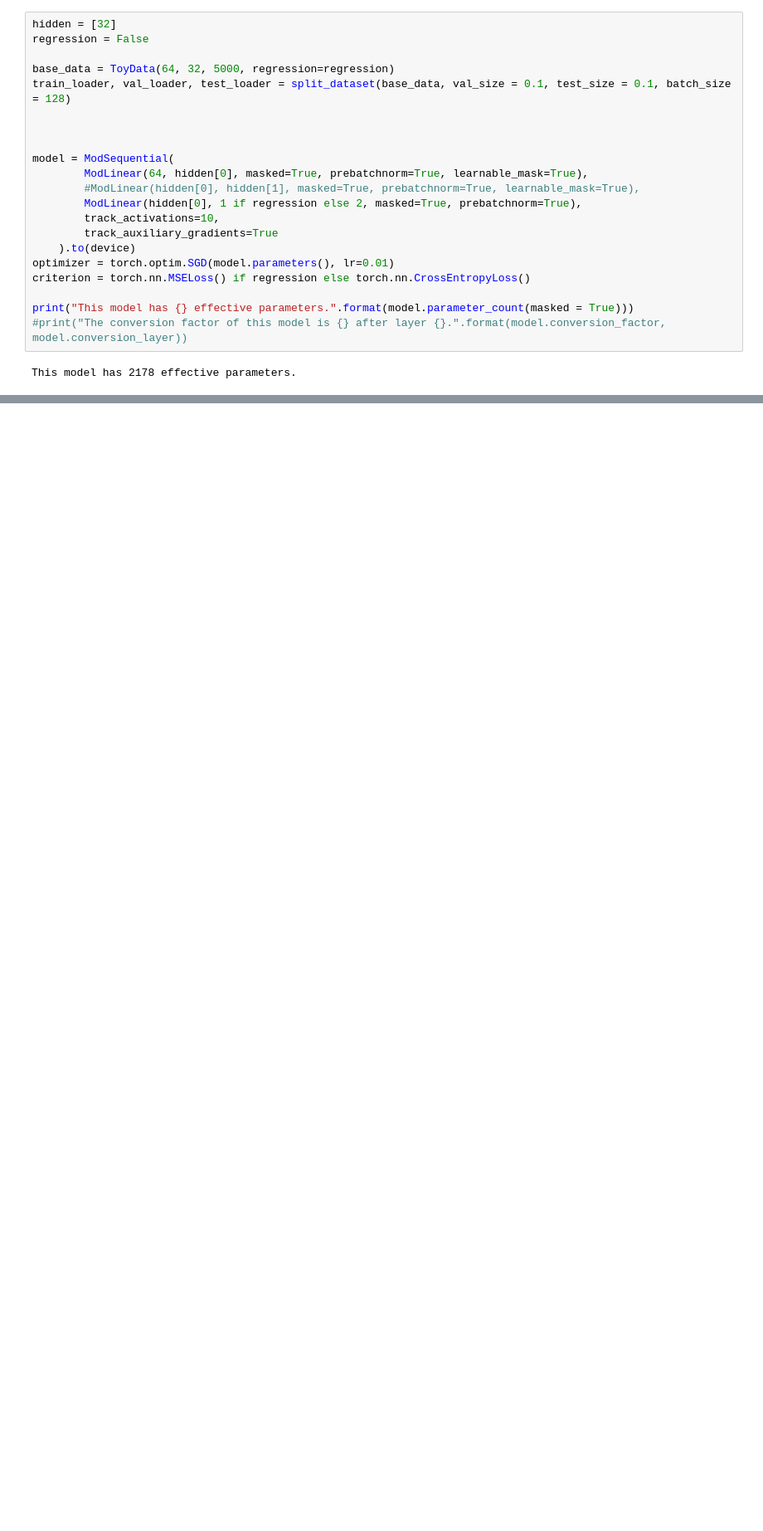
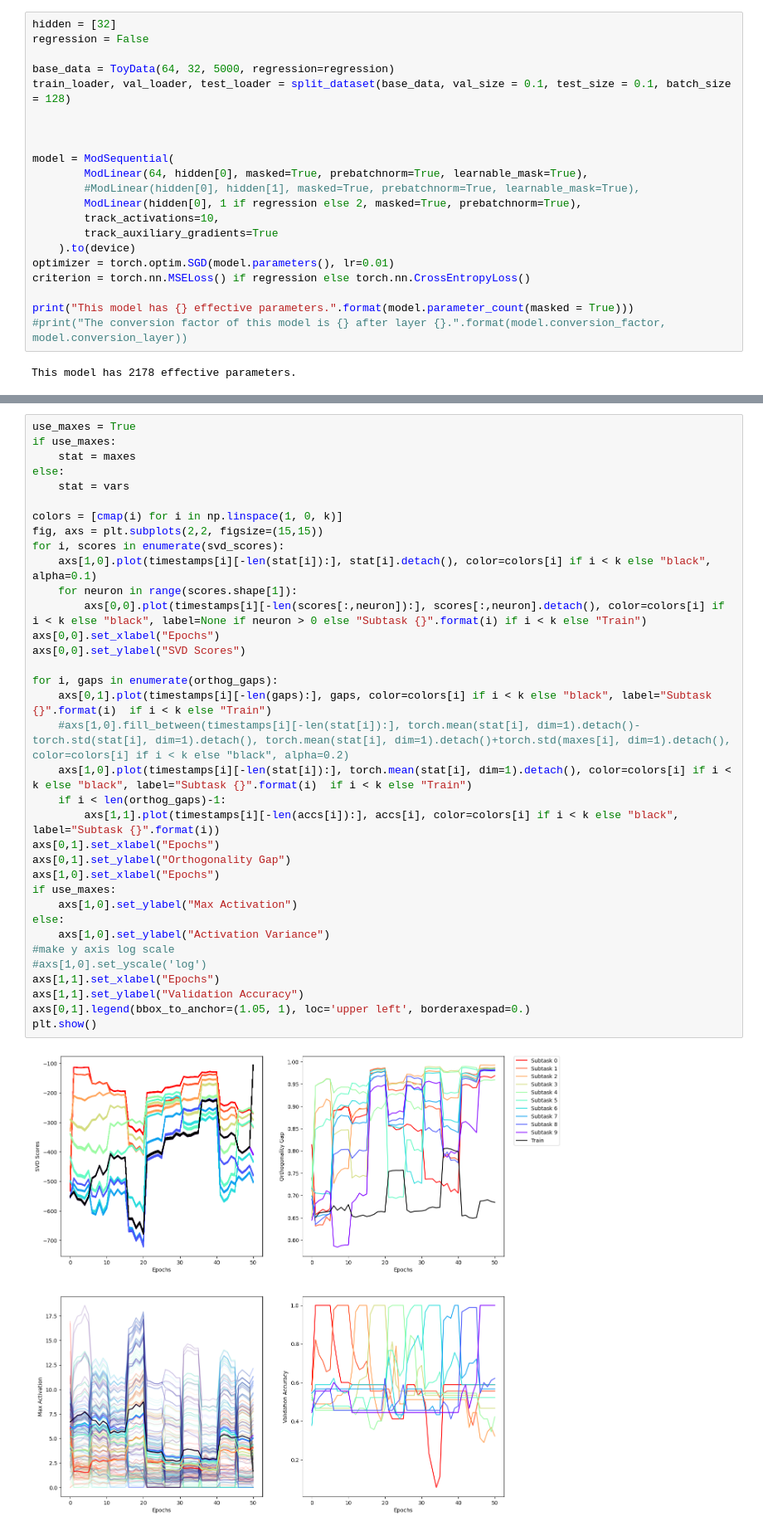
Before and after one commit to k8lion/GrowAndPrune, a Jupyter notebook: src/sandbox.ipynb, the cells around one changed output, grey strips where cells are left out. Shown at 83% size. Drawn from its saved outputs; the diff is of its cells as text; blank space fills up the shorter version.

```diff
--- a/src/sandbox.ipynb
+++ b/src/sandbox.ipynb
@@ -281,2 +296,39 @@ Training 4 epochs per shift, shifting window by 4 indices 16 times
+# %%
+use_maxes = True
+if use_maxes:
+    stat = maxes
+else:
+    stat = vars
+
+colors = [cmap(i) for i in np.linspace(1, 0, k)]
+fig, axs = plt.subplots(2,2, figsize=(15,15))
+for i, scores in enumerate(svd_scores):
+    axs[1,0].plot(timestamps[i][-len(stat[i]):], stat[i].detach(), color=colors[i] if i < k else "black", alpha=0.1)
+    for neuron in range(scores.shape[1]):
+        axs[0,0].plot(timestamps[i][-len(scores[:,neuron]):], scores[:,neuron].detach(), color=colors[i] if i < k else "black", label=None if neuron > 0 else "Subtask {}".format(i) if i < k else "Train")
+axs[0,0].set_xlabel("Epochs")
+axs[0,0].set_ylabel("SVD Scores")
+
+for i, gaps in enumerate(orthog_gaps):
+    axs[0,1].plot(timestamps[i][-len(gaps):], gaps, color=colors[i] if i < k else "black", label="Subtask {}".format(i)  if i < k else "Train")
+    #axs[1,0].fill_between(timestamps[i][-len(stat[i]):], torch.mean(stat[i], dim=1).detach()-torch.std(stat[i], dim=1).detach(), torch.mean(stat[i], dim=1).detach()+torch.std(maxes[i], dim=1).detach(), color=colors[i] if i < k else "black", alpha=0.2)
+    axs[1,0].plot(timestamps[i][-len(stat[i]):], torch.mean(stat[i], dim=1).detach(), color=colors[i] if i < k else "black", label="Subtask {}".format(i)  if i < k else "Train")
+    if i < len(orthog_gaps)-1:
+        axs[1,1].plot(timestamps[i][-len(accs[i]):], accs[i], color=colors[i] if i < k else "black", label="Subtask {}".format(i))
+axs[0,1].set_xlabel("Epochs")
+axs[0,1].set_ylabel("Orthogonality Gap")
+axs[1,0].set_xlabel("Epochs")
+if use_maxes:
+    axs[1,0].set_ylabel("Max Activation")
+else:
+    axs[1,0].set_ylabel("Activation Variance")
+#make y axis log scale
+#axs[1,0].set_yscale('log')
+axs[1,1].set_xlabel("Epochs")
+axs[1,1].set_ylabel("Validation Accuracy")
+axs[0,1].legend(bbox_to_anchor=(1.05, 1), loc='upper left', borderaxespad=0.)
+plt.show()
+# %% [output]
+[figure, added]
 # %%
 # %% [output]
```
Also changed, not shown: parts of 10 cells of this notebook.
